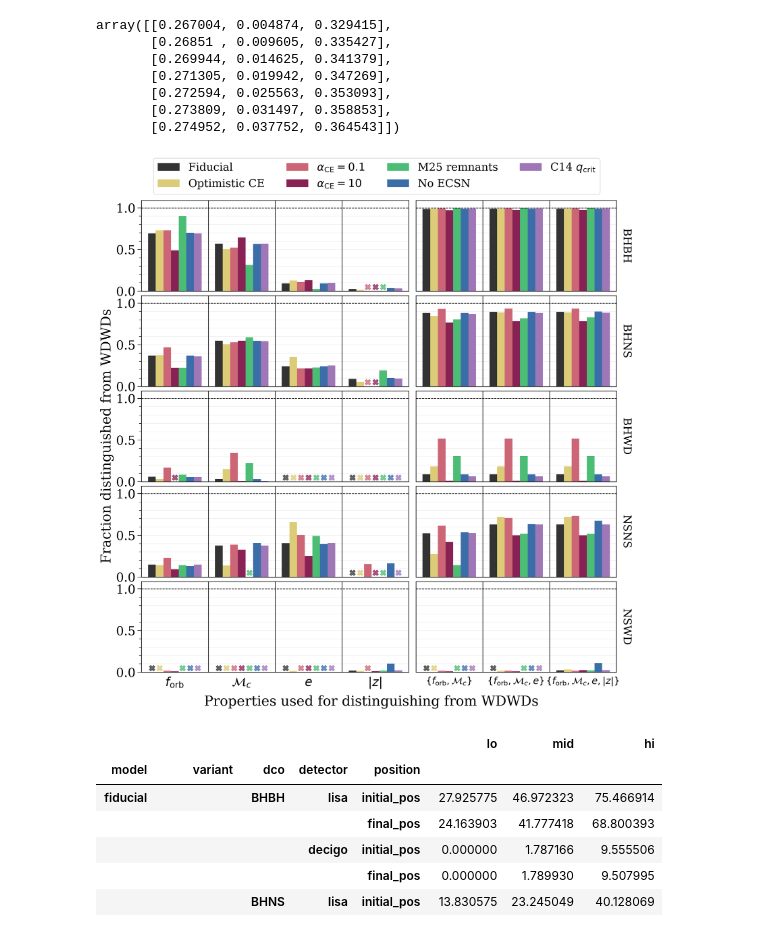
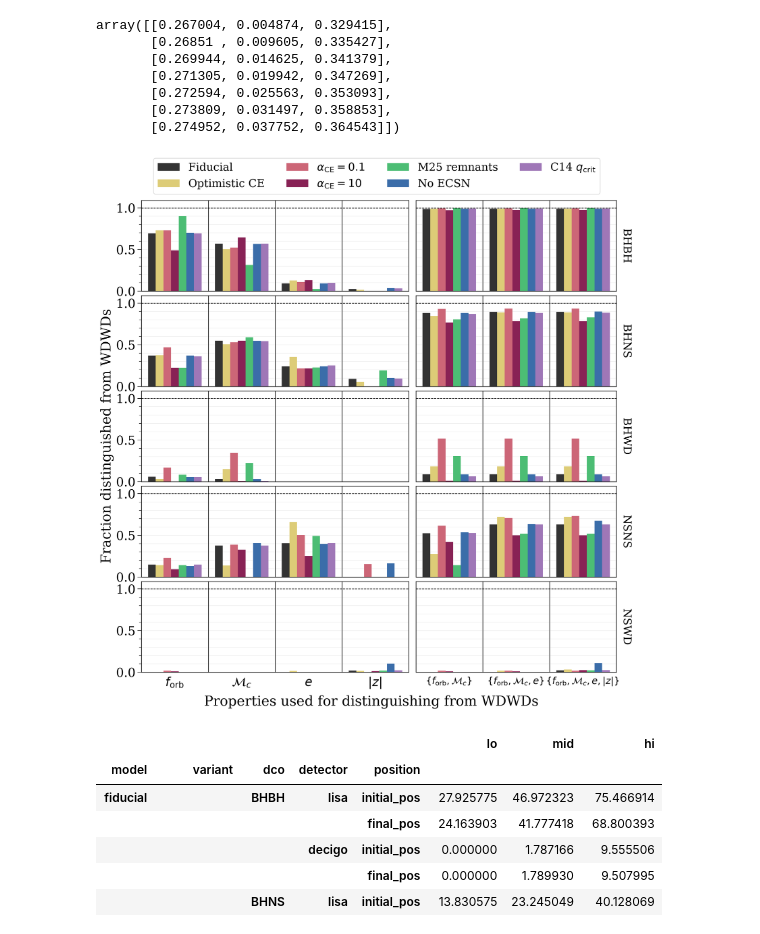
Before and after one commit to TomWagg/lisa-dco-identification, a Jupyter notebook: notebooks/distinguish.ipynb, the cells around one changed output. Cells and saved outputs as stored; diff of their text form; code cells hidden in the pictures.

Commit message:
remove xs from plot

```diff
--- a/notebooks/distinguish.ipynb
+++ b/notebooks/distinguish.ipynb
@@ -206,23 +206,23 @@ array([[0.267004, 0.004874, 0.329415],
 # %%
 reload(plotting)
 fig, axes = plotting.plot_wdwd_distinguishers_variations(
     distinguishers, log_scale=False, model_labels=model_labels,
     # cmap="okabe_ito"
     # cmap="rainbow", qualitative=False
     save="../plots/distinguishers.pdf",
     model_colours={
         "fiducial": "#333333",
         "optimistic": "#DDCC77",
         "alpha_low": "#CC6677",
         "alpha_high": "#882255",
         "maltsev": "#4CBD74",
         "no_ecsn": "#3B6DA9",
         "qcflag2": "#9F77B7"
     },
-    show_xs=True
+    show_xs=False
 )
 # %% [output]
-[figure, old version]
+[figure, new version]
 # %%
 n_targets = pd.read_hdf("/mnt/ceph/users/twagg/lisa-dcos/normalisations.h5", key="n_targets")
 df = detections.load_detections(const.VARIATIONS, n_targets)
```
Also changed, not shown: 2 other files.
